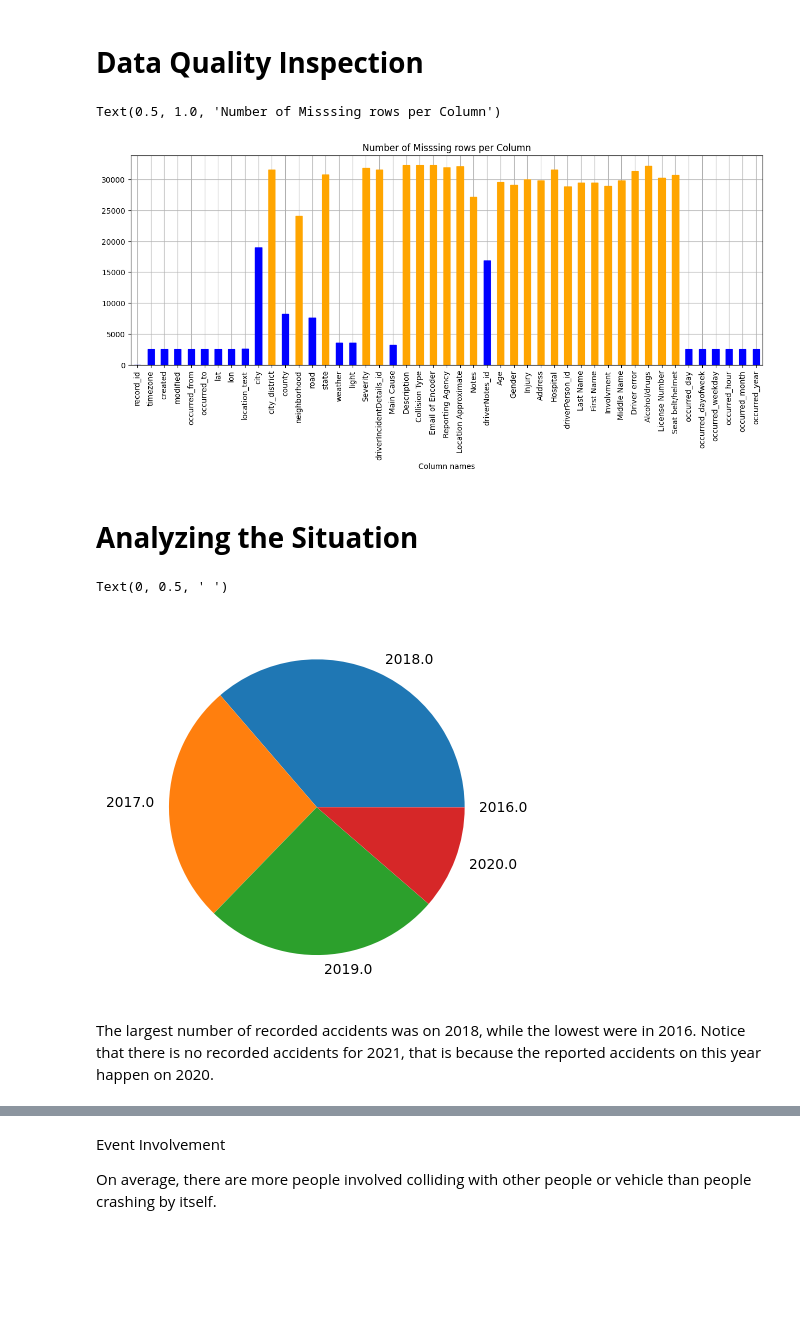
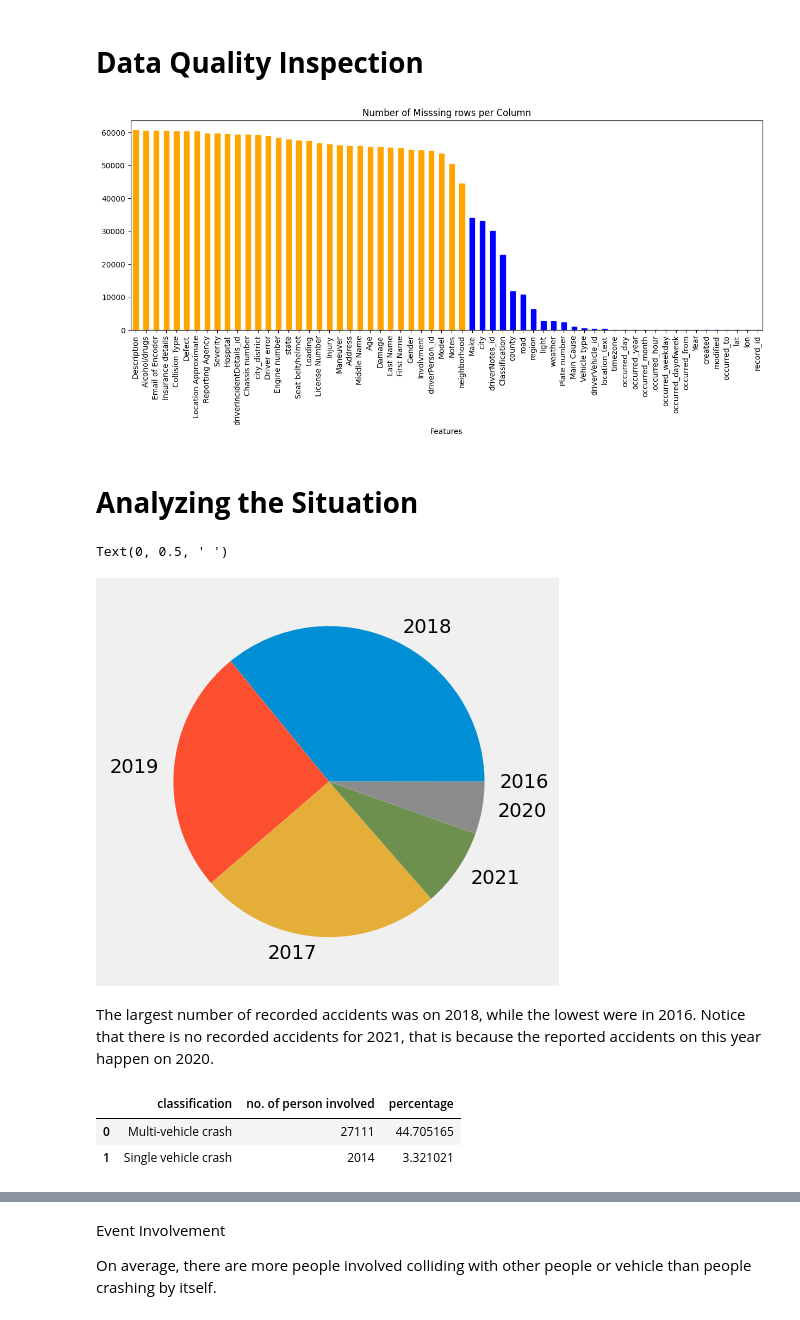
Before and after one commit to pjcroxas/Transportation-Data-Science, a Jupyter notebook: DRIVERs_Accident_Analysis.ipynb, the cells around one changed output, grey strips where cells are left out. Drawn from its saved outputs; the diff is of its cells as text; code cells hidden in the pictures; blank space fills up the shorter version.

```diff
--- a/DRIVERs_Accident_Analysis.ipynb
+++ b/DRIVERs_Accident_Analysis.ipynb
@@ -16,6 +23,6 @@ warnings.filterwarnings('ignore')
 # %%
 dirs = "/content/drive/My Drive/Data Science Portfolio/Transportation Analytics"
-crash_df = pd.read_excel(dirs+"/DRIVERs_2017_2021.xlsx")
+crash_df = pd.read_excel(dirs+"/DRIVERs_2017_2021_v2.xlsx")
 crash_df.sample(3)
 # %% [output]
 |  | record_id | timezone | created | modified | occurred_from | occurred_to | lat | lon | location_text | ... |
@@ -48,0 +56,29 @@ crash_df.sample(3)
+# %%
+import pandas as pd
+import re
+import numpy as np
+
+def extract_city_or_province(input_string):
+    if pd.isna(input_string):
+        return None
+    # Regular expression pattern to match a city or province name followed by a 4-digit code
+    pattern = r',\s*([\w\s]+),\s\d{4}'
+
+    # Search for the pattern in the input string
+    match = re.search(pattern, input_string)
+
+    # If a match is found, return the city or province name
+    if match:
+        return match.group(1).strip()
+    else:
+        return None
+
+# Example pandas DataFrame
+data = {'column_string': ['Petron, East Service Road, Bunye Compound, Alabang, Muntinlupa, Metro Manila, 1781, Philippines']}
+df = pd.DataFrame(data)
+
+# Apply the function to extract city or province names
+df['city_or_province'] = df['column_string'].apply(extract_city_or_province)
+
+# Display the DataFrame with extracted city or province names
+print(df)
@@ -48,0 +88,4 @@ crash_df.sample(3)
+# %%
+# Extract region
+crash_df["region"] = crash_df['location_text'].apply(extract_city_or_province)
+crash_df["region"].value_counts()
@@ -51,34 +111,38 @@ crash_df.sample(3)
 # %%
 # Missing Data
 
 cm = sns.light_palette("green", as_cmap=True)
 crash_dq = crash_df.isnull().sum().reset_index()
 crash_dq.rename(columns={"index": "Column names",
                                0: "Missing rows"}, inplace=True)
+crash_dq.sort_values(by="Missing rows", ascending=False, inplace=True)
 crash_dq.set_index("Column names", inplace=True)
 ax = crash_dq.plot(kind="bar", figsize=(15, 5))
 
-colors = ['blue' if val < 20000 else 'orange' for val in crash_dq['Missing rows']]
+colors = ['blue' if val < 40000 else 'orange' for val in crash_dq['Missing rows']]
 
 # Applying custom colors to the bars
 for i, bar in enumerate(ax.patches):
     bar.set_color(colors[i])
 ax.set_axisbelow(True)
 ax.get_legend().remove()
-ax.grid()
+# ax.grid()
 plt.title("Number of Misssing rows per Column")
+plt.xlabel("Features")
+style.use("default")
 # %% [output]
-Text(0.5, 1.0, 'Number of Misssing rows per Column')
-[figure, old version]
+[figure, new version]
 # %% [markdown]
 # **Analyzing the Situation**
 # %%
 # crash_df["occurred_year"] = crash_df["occurred_year"].astype(int)
-crash_df["occurred_year"].value_counts().plot(kind="pie")
+style.use("fivethirtyeight")
+ax = crash_df["occurred_year"].value_counts().plot(kind="pie")
+ax.set_facecolor("white")
 plt.ylabel(" ")
 # %% [output]
 Text(0, 0.5, ' ')
-[figure, old version]
+[figure, new version]
 # %% [markdown]
 The largest number of recorded accidents was on 2018, while the lowest were in 2016. Notice that there is no recorded accidents for 2021, that is because the reported accidents on this year happen on 2020.
 # %%
@@ -95,3 +159,10 @@ def collision_or_crash(data):
     pass
 
 crash_inv["classification"] = crash_inv["no. of person involved"].apply(collision_or_crash)
+crash_inv_grouped = crash_inv.groupby(["classification"]).count()["no. of person involved"].reset_index()
+crash_inv_grouped["percentage"] = ((crash_inv_grouped["no. of person involved"] / crash_df["record_id"].notnull().sum()) * 100)
+crash_inv_grouped
+# %% [output]
+|  | classification | no. of person involved | percentage |
+| 0 | Multi-vehicle crash | 27111 | 44.705165 |
+| 1 | Single vehicle crash | 2014 | 3.321021 |
```
Also changed, not shown: parts of 51 cells of this notebook.
